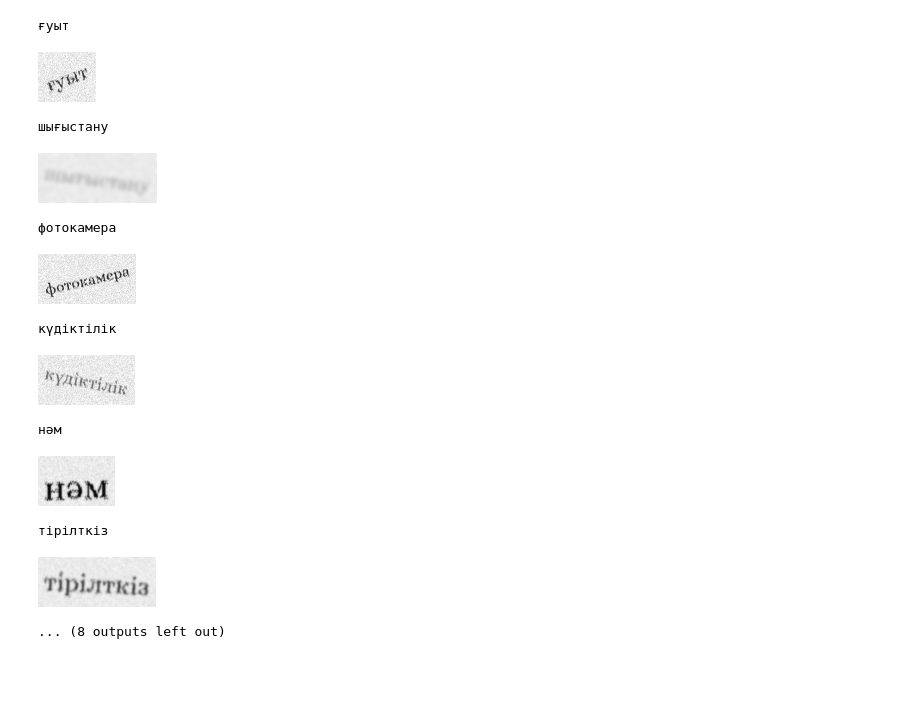
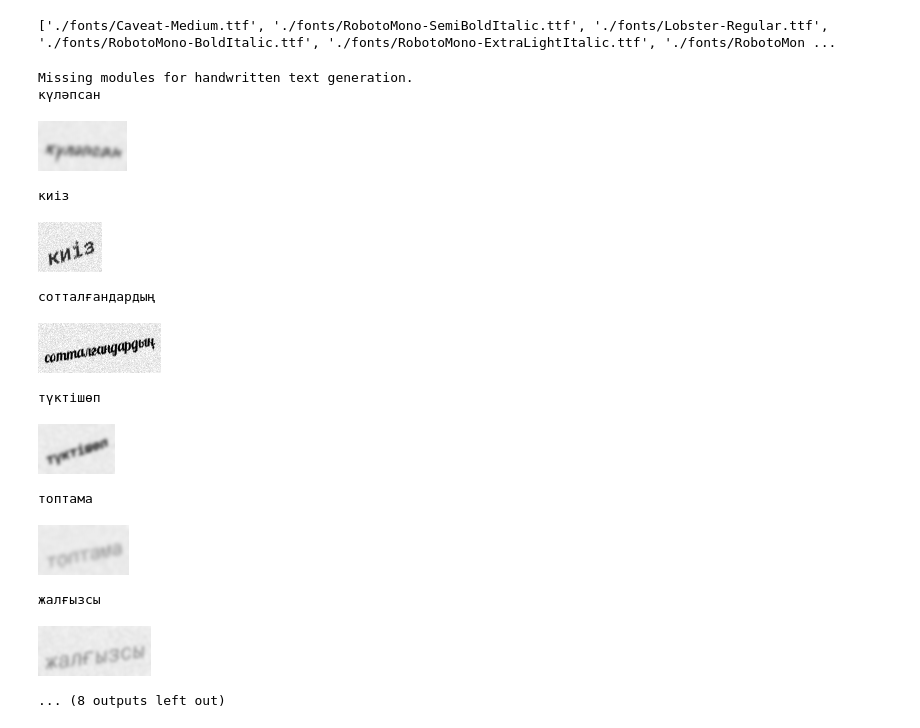
Before and after one commit to BMukhtar/TextRecognitionDataGenerator, a Jupyter notebook: ocr/generate.ipynb, the cells around one changed output. Cells and saved outputs as stored; diff of their text form; code cells hidden in the pictures; blank space fills up the shorter version.

Commit message:
added fonts

```diff
--- a/ocr/generate.ipynb
+++ b/ocr/generate.ipynb
@@ -1,49 +1,67 @@
 # %%
 !rm -rf ./images
 !mkdir images
+# %%
+import os
+
+fonts_folder = "./fonts"
+def get_ttf_files(folder):
+    ttf_files = []
+
+    for dirpath, dirnames, filenames in os.walk(folder):
+        for filename in [f for f in filenames if f.endswith(".ttf")]:
+            ttf_files.append(os.path.join(dirpath, filename))
+
+    return ttf_files
+
+ttf_files = get_ttf_files(fonts_folder)
+print(ttf_files)
+# %% [output]
+['./fonts/Caveat-Medium.ttf', './fonts/RobotoMono-SemiBoldItalic.ttf', './fonts/Lobster-Regular.ttf', './fonts/RobotoMono-BoldItalic.ttf', './fonts/RobotoMono-ExtraLightItalic.ttf', './fonts/RobotoMon ...
 # %%
+from trdg.generators import GeneratorFromDict
 
-from trdg.generators import GeneratorFromDict
 
 output = "./images"
 generator = GeneratorFromDict(
     blur=2,
     length=1,
     random_blur=True,
     random_skew = True,
     size=50,
     skewing_angle=20,
     count=10,
     distorsion_type=3,
     # text_color="#000000",
     # fit=True,
     path="./kk_dict.txt",
     text_colors=["#282828", "#000000", "#333333", "#666666", "#999999"],
-    fonts=["./Alice-Regular.ttf"],
+    fonts=ttf_files,
     stroke_widths=[0],
     space_widths=[1.0],
     character_spacings=[0],
     stroke_fills=["#282828", "#000000", "#333333", "#666666", "#999999"],
 )
 
 offset = 100
 for img, lbl in generator:
     print(lbl)
     img.show()
     offset = offset - 1
     if offset < 0:
         break
 # %% [output]
-ғуыт
+Missing modules for handwritten text generation.
+күләпсан
-[figure, old version]
+[figure, new version]
-шығыстану
+киіз
-[figure, old version]
+[figure, new version]
-фотокамера
+сотталғандардың
-[figure, old version]
+[figure, new version]
-күдіктілік
+түктішөп
-[figure, old version]
+[figure, new version]
-нәм
+топтама
-[figure, old version]
+[figure, new version]
-тірілткіз
+жалғызсы
-[figure, old version]
+[figure, new version]
 ... (8 outputs left out)
```
Also changed, not shown: 57 other files.
